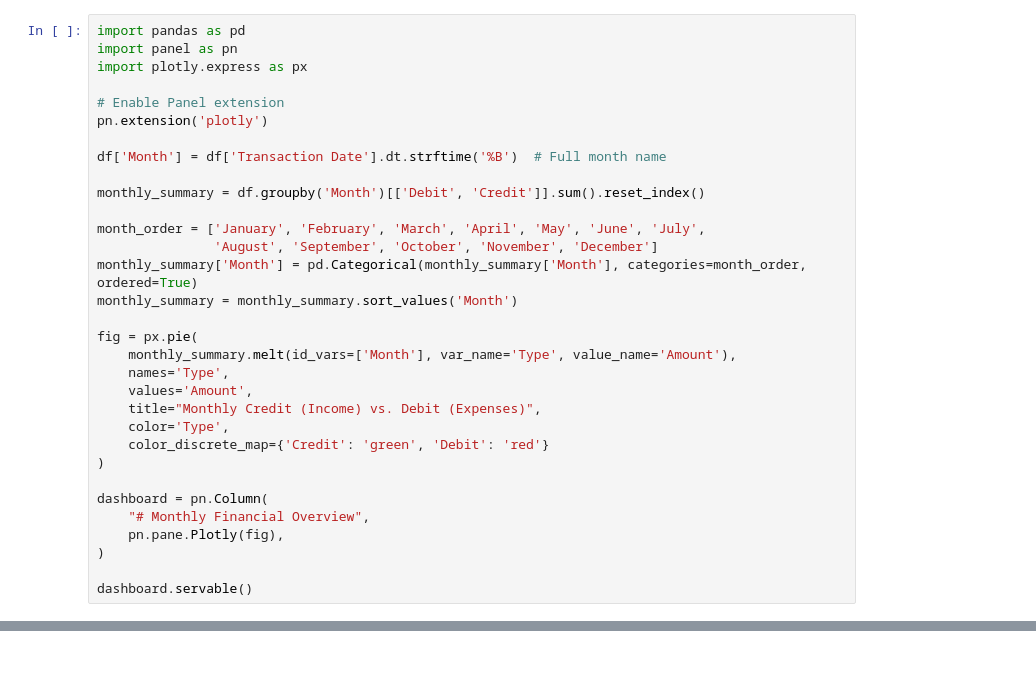
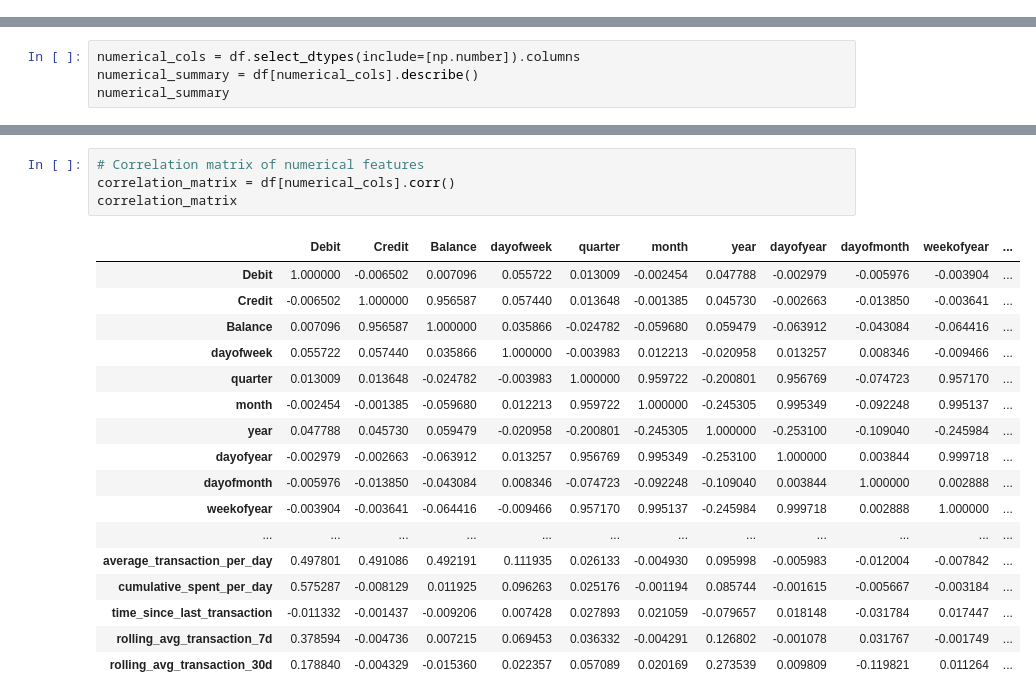
Before and after one commit to hetsavla24/SpendWise, a Jupyter notebook: Analysis.ipynb, the cells around one changed output, grey strips where cells are left out. Cells and saved outputs as stored; diff of their text form; blank space fills up the shorter version.

```diff
--- a/Analysis.ipynb
+++ b/Analysis.ipynb
@@ -69,32 +26,0 @@ df
-# %%
-import pandas as pd
-import panel as pn
-import plotly.express as px
-
-# Enable Panel extension
-pn.extension('plotly')
-
-df['Month'] = df['Transaction Date'].dt.strftime('%B')  # Full month name
-
-monthly_summary = df.groupby('Month')[['Debit', 'Credit']].sum().reset_index()
-
-month_order = ['January', 'February', 'March', 'April', 'May', 'June', 'July',
-               'August', 'September', 'October', 'November', 'December']
-monthly_summary['Month'] = pd.Categorical(monthly_summary['Month'], categories=month_order, ordered=True)
-monthly_summary = monthly_summary.sort_values('Month')
-
-fig = px.pie(
-    monthly_summary.melt(id_vars=['Month'], var_name='Type', value_name='Amount'),
-    names='Type',
-    values='Amount',
-    title="Monthly Credit (Income) vs. Debit (Expenses)",
-    color='Type',
-    color_discrete_map={'Credit': 'green', 'Debit': 'red'}
-)
-
-dashboard = pn.Column(
-    "# Monthly Financial Overview",
-    pn.pane.Plotly(fig),
-)
-
-dashboard.servable()
@@ -258,0 +52,4 @@ dtype: int64
+# %%
+numerical_cols = df.select_dtypes(include=[np.number]).columns
+numerical_summary = df[numerical_cols].describe()
+numerical_summary
@@ -258,0 +147,22 @@ dtype: int64
+# %%
+# Correlation matrix of numerical features
+correlation_matrix = df[numerical_cols].corr()
+correlation_matrix
+# %% [output]
+|  | Debit | Credit | Balance | dayofweek | quarter | month | year | dayofyear | dayofmonth | weekofyear | ... |
+| Debit | 1.000000 | -0.006502 | 0.007096 | 0.055722 | 0.013009 | -0.002454 | 0.047788 | -0.002979 | -0.005976 | -0.003904 | ... |
+| Credit | -0.006502 | 1.000000 | 0.956587 | 0.057440 | 0.013648 | -0.001385 | 0.045730 | -0.002663 | -0.013850 | -0.003641 | ... |
+| Balance | 0.007096 | 0.956587 | 1.000000 | 0.035866 | -0.024782 | -0.059680 | 0.059479 | -0.063912 | -0.043084 | -0.064416 | ... |
+| dayofweek | 0.055722 | 0.057440 | 0.035866 | 1.000000 | -0.003983 | 0.012213 | -0.020958 | 0.013257 | 0.008346 | -0.009466 | ... |
+| quarter | 0.013009 | 0.013648 | -0.024782 | -0.003983 | 1.000000 | 0.959722 | -0.200801 | 0.956769 | -0.074723 | 0.957170 | ... |
+| month | -0.002454 | -0.001385 | -0.059680 | 0.012213 | 0.959722 | 1.000000 | -0.245305 | 0.995349 | -0.092248 | 0.995137 | ... |
+| year | 0.047788 | 0.045730 | 0.059479 | -0.020958 | -0.200801 | -0.245305 | 1.000000 | -0.253100 | -0.109040 | -0.245984 | ... |
+| dayofyear | -0.002979 | -0.002663 | -0.063912 | 0.013257 | 0.956769 | 0.995349 | -0.253100 | 1.000000 | 0.003844 | 0.999718 | ... |
+| dayofmonth | -0.005976 | -0.013850 | -0.043084 | 0.008346 | -0.074723 | -0.092248 | -0.109040 | 0.003844 | 1.000000 | 0.002888 | ... |
+| weekofyear | -0.003904 | -0.003641 | -0.064416 | -0.009466 | 0.957170 | 0.995137 | -0.245984 | 0.999718 | 0.002888 | 1.000000 | ... |
+| ... | ... | ... | ... | ... | ... | ... | ... | ... | ... | ... | ... |
+| average_transaction_per_day | 0.497801 | 0.491086 | 0.492191 | 0.111935 | 0.026133 | -0.004930 | 0.095998 | -0.005983 | -0.012004 | -0.007842 | ... |
+| cumulative_spent_per_day | 0.575287 | -0.008129 | 0.011925 | 0.096263 | 0.025176 | -0.001194 | 0.085744 | -0.001615 | -0.005667 | -0.003184 | ... |
+| time_since_last_transaction | -0.011332 | -0.001437 | -0.009206 | 0.007428 | 0.027893 | 0.021059 | -0.079657 | 0.018148 | -0.031784 | 0.017447 | ... |
+| rolling_avg_transaction_7d | 0.378594 | -0.004736 | 0.007215 | 0.069453 | 0.036332 | -0.004291 | 0.126802 | -0.001078 | 0.031767 | -0.001749 | ... |
+| rolling_avg_transaction_30d | 0.178840 | -0.004329 | -0.015360 | 0.022357 | 0.057089 | 0.020169 | 0.273539 | 0.009809 | -0.119821 | 0.011264 | ... |
```
Also changed, not shown: parts of 18 cells of this notebook, 8 other files.
